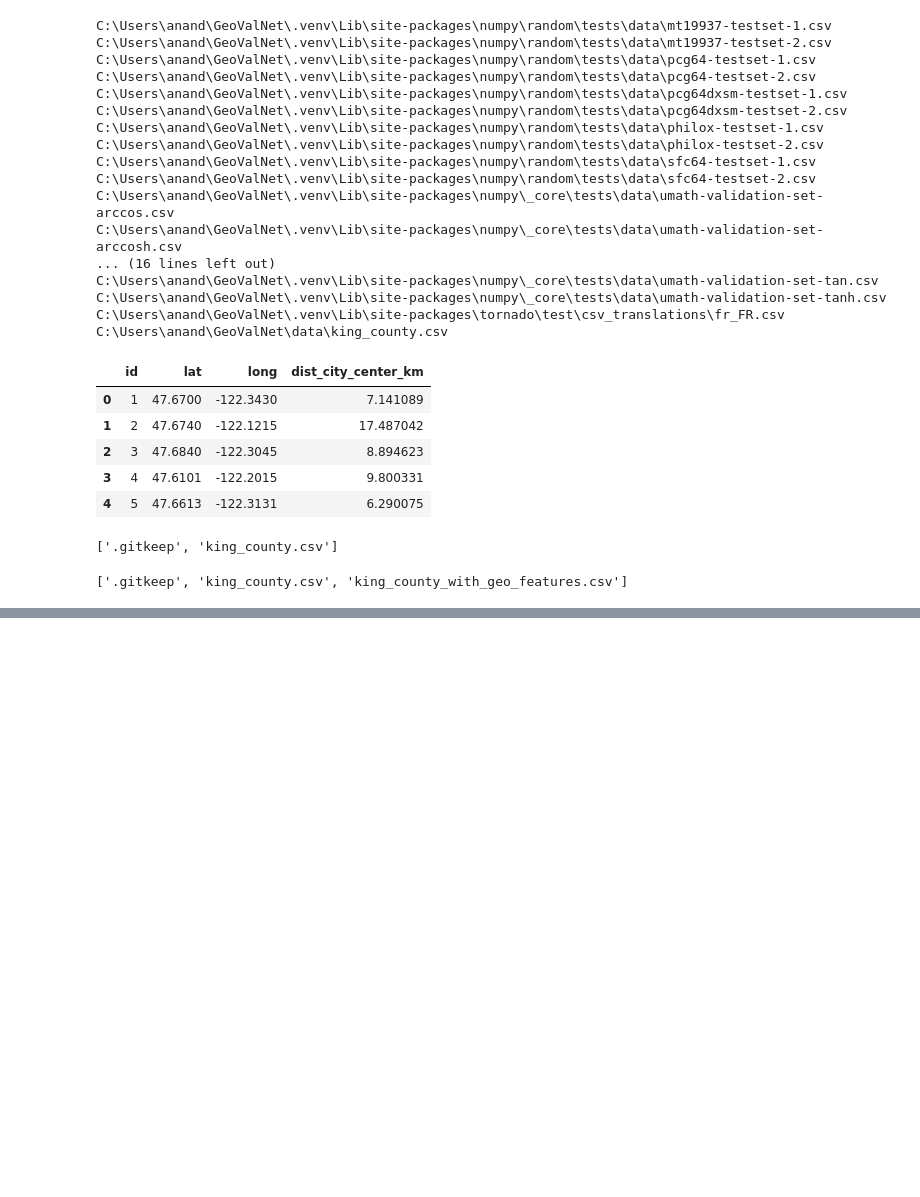
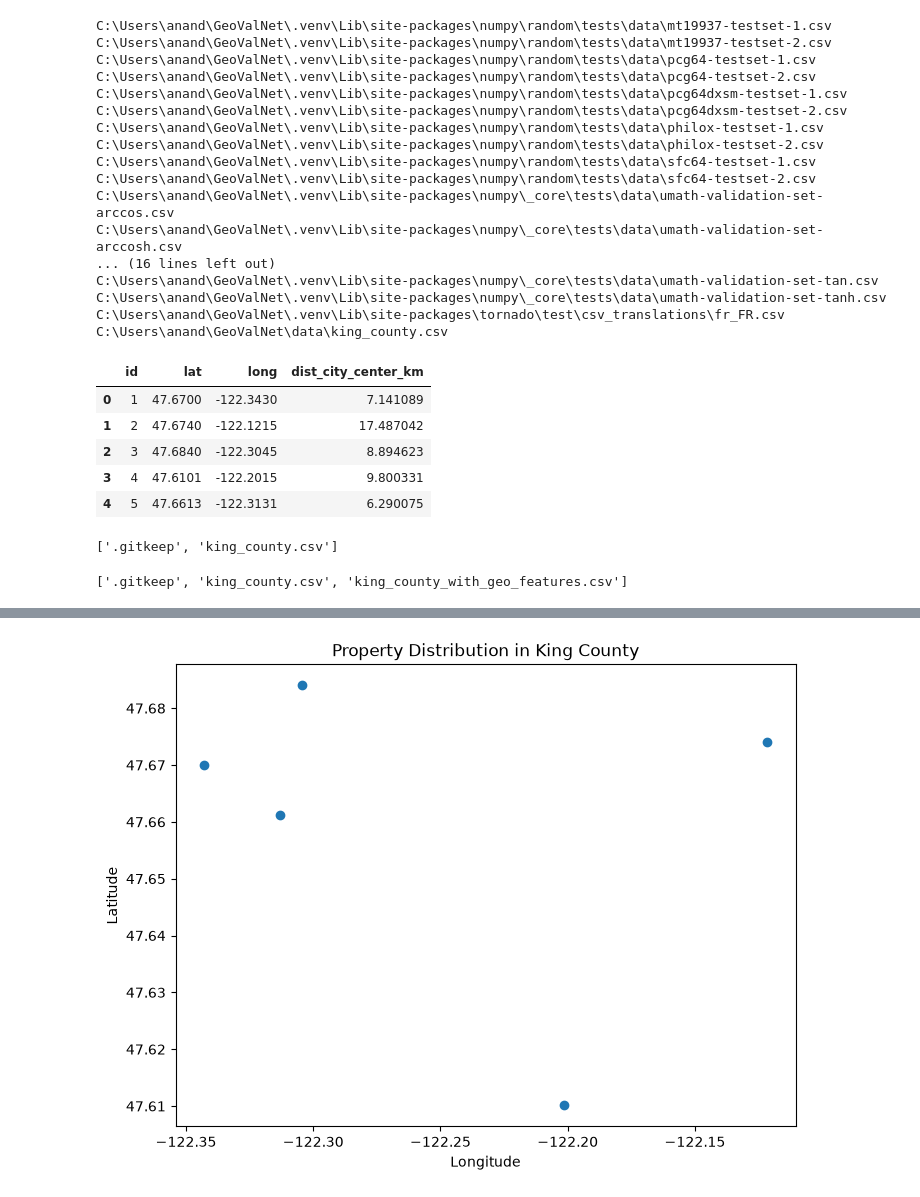
Before and after one commit to Hariharan0-h/GeoValNet, a Jupyter notebook: notebooks/feature_engineering.ipynb, the cells around one changed output, grey strips where cells are left out. Drawn from its saved outputs; the diff is of its cells as text; code cells hidden in the pictures; blank space fills up the shorter version.

Commit message:
feat: create exploratory visualizations for geographic property analysis

```diff
--- a/notebooks/feature_engineering.ipynb
+++ b/notebooks/feature_engineering.ipynb
@@ -90,0 +148,30 @@ os.listdir("../data")
+# %%
+def haversine_distance(lat1, lon1, lat2, lon2):
+
+    R = 6371
+
+    lat1 = np.radians(lat1)
+    lon1 = np.radians(lon1)
+    lat2 = np.radians(lat2)
+    lon2 = np.radians(lon2)
+
+    dlat = lat2 - lat1
+    dlon = lon2 - lon1
+
+    a = (
+        np.sin(dlat/2)**2 +
+        np.cos(lat1) *
+        np.cos(lat2) *
+        np.sin(dlon/2)**2
+    )
+
+    c = 2 * np.arcsin(np.sqrt(a))
+
+    return R * c
+# %%
+df["dist_city_center_km"] = haversine_distance(
+    df["lat"],
+    df["long"],
+    SEATTLE_LAT,
+    SEATTLE_LONG
+)
@@ -90,0 +189,15 @@ os.listdir("../data")
+# %%
+plt.figure(figsize=(8,6))
+
+plt.scatter(
+    df["long"],
+    df["lat"]
+)
+
+plt.xlabel("Longitude")
+plt.ylabel("Latitude")
+plt.title("Property Distribution in King County")
+
+plt.show()
+# %% [output]
+[figure, added]
```
Also changed, not shown: parts of 10 cells of this notebook.
